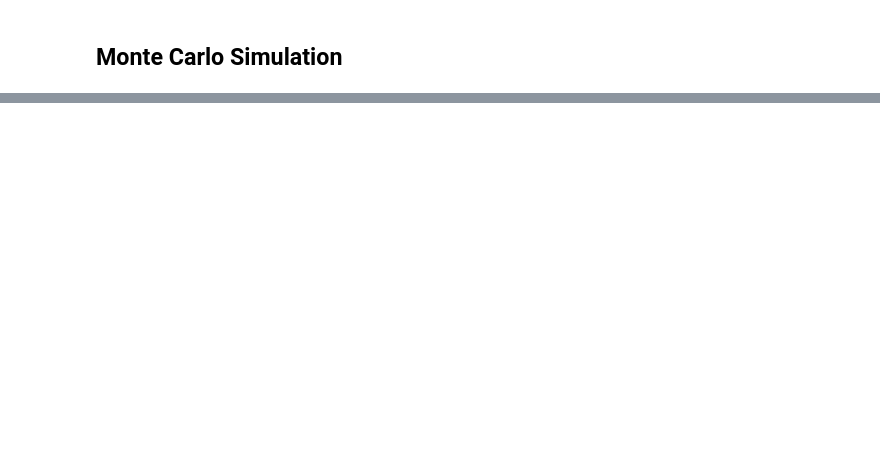
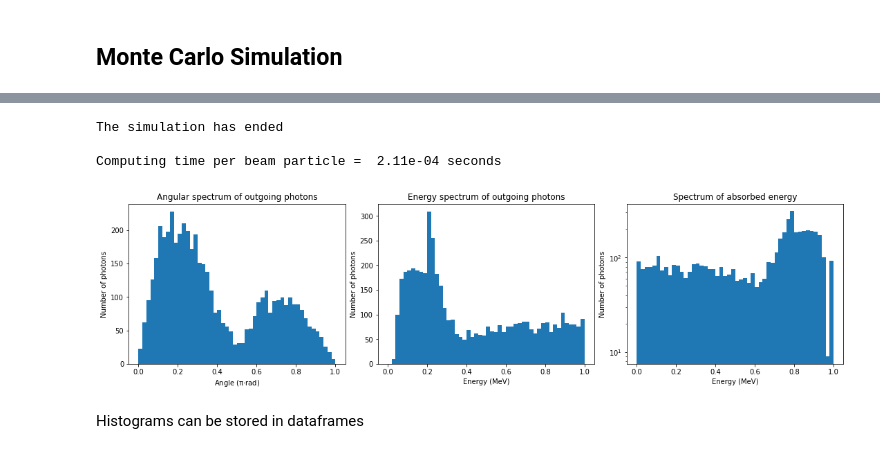
Before and after one commit to JaimeRosado/LegPy, a Jupyter notebook: notebooks/Photon-beam_simulation.ipynb, the cells around one changed output, grey strips where cells are left out. Drawn from its saved outputs; the diff is of its cells as text; code cells hidden in the pictures; blank space fills up the shorter version.

```diff
--- a/notebooks/Photon-beam_simulation.ipynb
+++ b/notebooks/Photon-beam_simulation.ipynb
@@ -449,0 +413,16 @@ Distribution average (cm):  0.088
+# %%
+medium = lpy.Medium(name='water')
+geometry = lpy.Geometry(name='cylinder', diam=50., z=10., n_x=30, n_y=30, n_z=100)
+beam = lpy.Beam(name='parallel', theta=0.0, phi=0.0)
+spectrum = lpy.Spectrum(name='mono', E=1.)
+result = lpy.MC(medium, geometry, spectrum, beam, n_part = 10000, n_ang=50, n_E=50)
+# %% [output]
+The simulation has ended
+
+Computing time per beam particle =  2.11e-04 seconds
+# %%
+result.plot_hists()
+# %% [output]
+[figure, added]
+# %% [markdown]
+Histograms can be stored in dataframes
```
Also changed, not shown: parts of 27 cells of this notebook, 1 other file.
